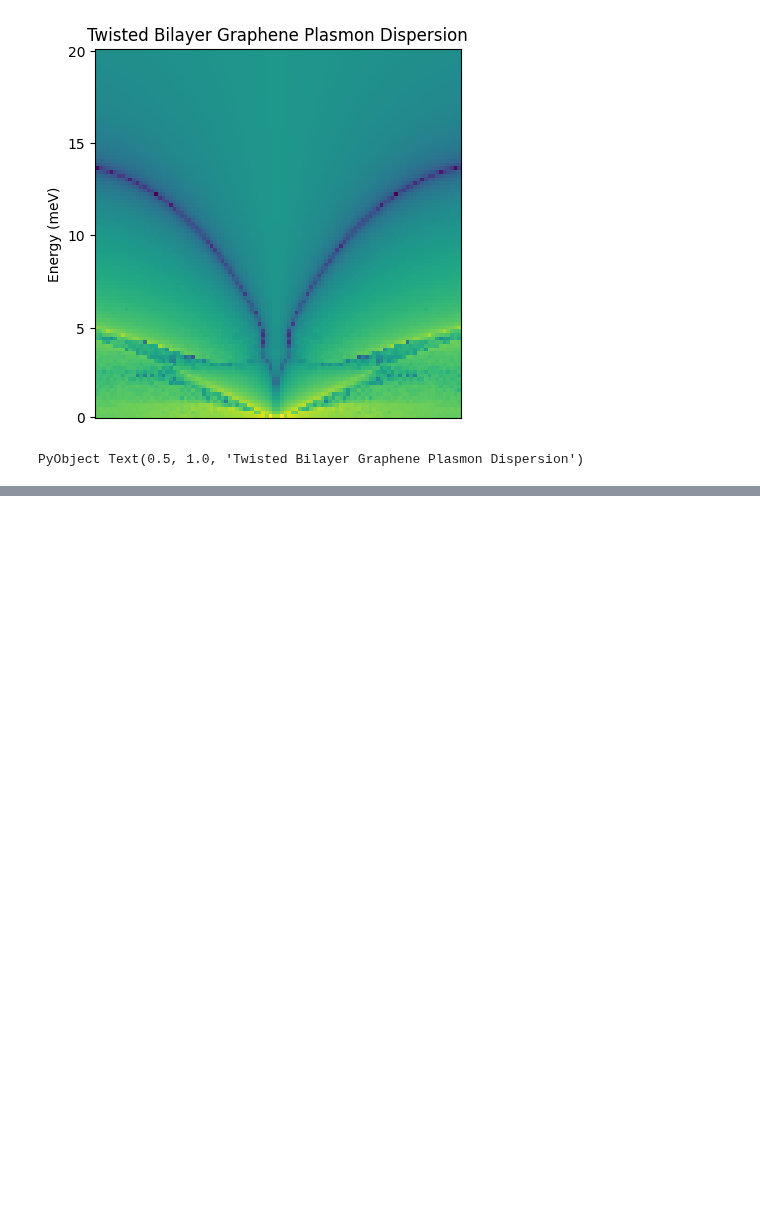
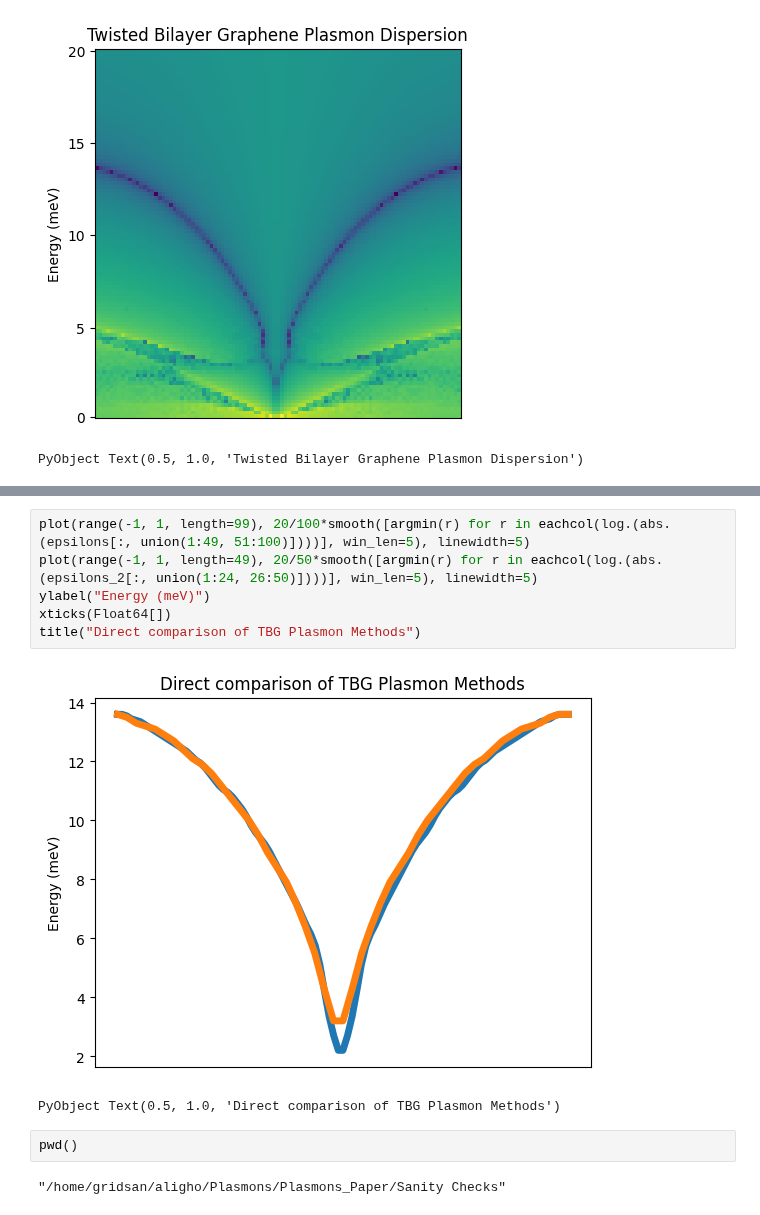
Before and after one commit to AliGhorashiCMT/Plasmons_Paper, a Jupyter notebook: Sanity Checks/Twisted Bilayer Graphene.ipynb, the cells around one changed output, grey strips where cells are left out. Saved outputs shown, nothing was run; the diff lists cells and outputs as text; blank space fills up the shorter version.

Commit message:
New TBG Plot

```diff
--- a/Sanity Checks/Twisted Bilayer Graphene.ipynb
+++ b/Sanity Checks/Twisted Bilayer Graphene.ipynb
@@ -137,0 +117,13 @@ search: figure Figure
+# %%
+plot(range(-1, 1, length=99), 20/100*smooth([argmin(r) for r in eachcol(log.(abs.(epsilons[:, union(1:49, 51:100)])))], win_len=5), linewidth=5)
+plot(range(-1, 1, length=49), 20/50*smooth([argmin(r) for r in eachcol(log.(abs.(epsilons_2[:, union(1:24, 26:50)])))], win_len=5), linewidth=5)
+ylabel("Energy (meV)")
+xticks(Float64[])
+title("Direct comparison of TBG Plasmon Methods")
+# %% [output]
+[figure, added]
+PyObject Text(0.5, 1.0, 'Direct comparison of TBG Plasmon Methods')
+# %%
+pwd()
+# %% [output]
+"/home/gridsan/aligho/Plasmons/Plasmons_Paper/Sanity Checks"
```
Also changed, not shown: parts of 7 cells of this notebook.
